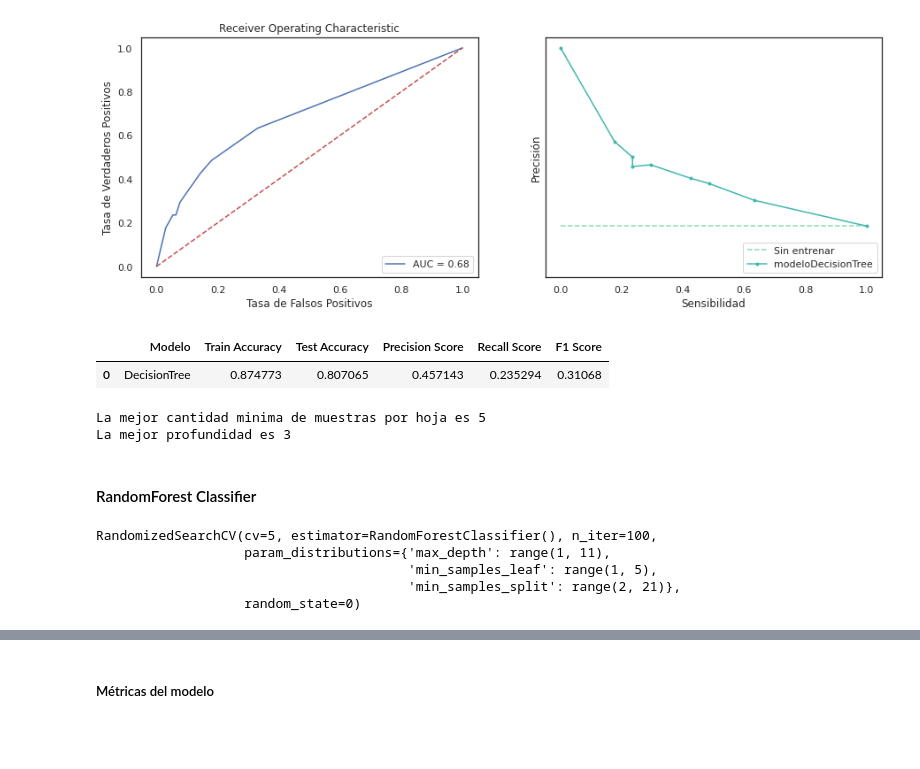
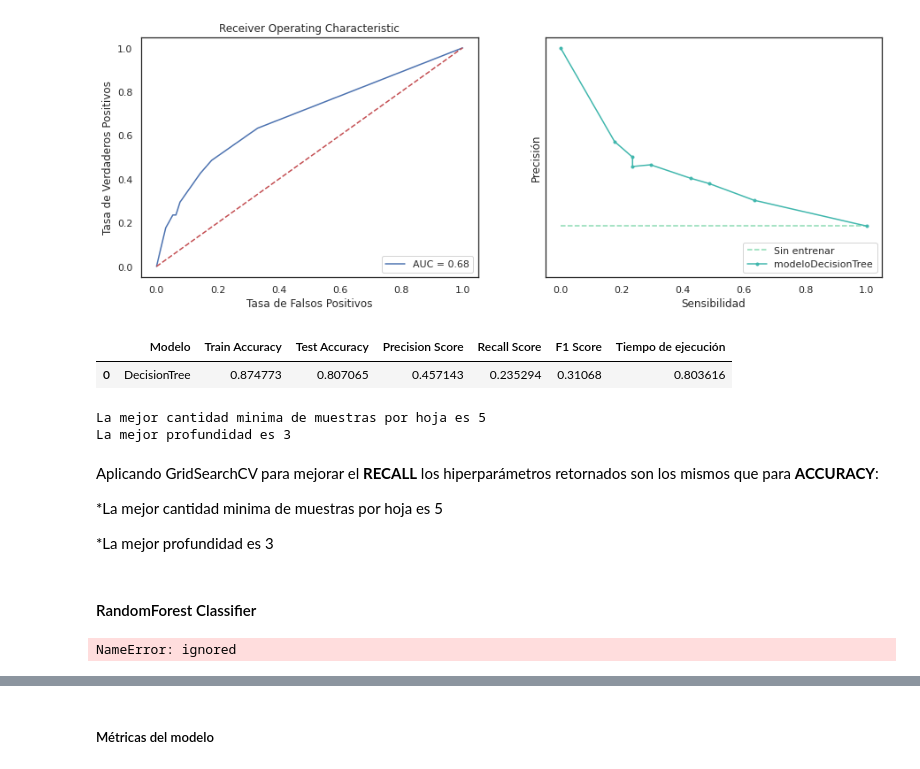
Before and after one commit to kurepa82/CODERHOUSE_IBMHR, a Jupyter notebook: ENTREGA_FINAL_HR.ipynb, the cells around one changed output, grey strips where cells are left out. Saved outputs shown, nothing was run; the diff lists cells and outputs as text; code cells hidden in the pictures; blank space fills up the shorter version.

```diff
--- a/ENTREGA_FINAL_HR.ipynb
+++ b/ENTREGA_FINAL_HR.ipynb
@@ -524,7 +547,8 @@ def model_performance_plot2(model, modelobj) :
     axes[0].plot([0, 1], [0, 1],'r--')
     axes[0].set(xlabel='Tasa de Falsos Positivos', ylabel='Tasa de Verdaderos Positivos')
 # %%
-def model_perfomance_dataFrame(model, modelobj):
+#FUNCION QUE PERMITE GENERAR LA TABLA CON LOS RESULTADOS DE LAS METRICAS EVALUADAS
+def model_perfomance_dataFrame(model, modelobj, tiempos):
     #Calculo el accuracy en Train
     train_accuracy = accuracy_score(y_train, y_train_pred)
 
@@ -540,9 +564,8 @@ def model_perfomance_dataFrame(model, modelobj):
     #F1 Score
     f1_score_val = f1_score(y_test, y_test_pred)
 
-    vals = data=[model,
-                train_accuracy, test_accuracy, prec_score, rec_score, f1_score_val]
-    cols = ["Modelo","Train Accuracy", "Test Accuracy", "Precision Score", "Recall Score", "F1 Score"]
+    vals = data=[model, train_accuracy, test_accuracy, prec_score, rec_score, f1_score_val,tiempos]
+    cols = ["Modelo","Train Accuracy", "Test Accuracy", "Precision Score", "Recall Score", "F1 Score","Tiempo de ejecución"]
 
     df_metrics = pd.DataFrame([vals], columns=cols)
     return df_metrics
@@ -555,6 +578,7 @@ def model_perfomance_dataFrame(model, modelobj):
 from sklearn.tree import DecisionTreeClassifier
 # %%
 modeloDecisionTree= DecisionTreeClassifier()
+start_time = time.time()
 
 param_grid = {'max_depth': list(range(1, 4)) , 'min_samples_leaf':[5,10,15,20]}
 cv = KFold(n_splits=5)
@@ -576,3 +600,5 @@ modeloDecisionTree.fit(X_train,y_train)
 y_train_pred = modeloDecisionTree.predict(X_train)
 #Prediccion en Test
 y_test_pred = modeloDecisionTree.predict(X_test)
+modeloDecisionTree_time = (time.time() - start_time)
+print("Tiempo de ejecución: %s" % datetime.timedelta(seconds=modeloDecisionTree_time))
@@ -585,11 +615,11 @@ modeloDecisionTree : f1=0.311 auc=0.418
 [figure]
 [figure]
 # %%
-dfmetrics1=model_perfomance_dataFrame('DecisionTree', modeloDecisionTree)
+dfmetrics1=model_perfomance_dataFrame('DecisionTree', modeloDecisionTree,modeloDecisionTree_time)
 dfmetrics1
 # %% [output]
-|  | Modelo | Train Accuracy | Test Accuracy | Precision Score | Recall Score | F1 Score |
-| 0 | DecisionTree | 0.874773 | 0.807065 | 0.457143 | 0.235294 | 0.31068 |
+|  | Modelo | Train Accuracy | Test Accuracy | Precision Score | Recall Score | F1 Score | Tiempo de ejecución |
+| 0 | DecisionTree | 0.874773 | 0.807065 | 0.457143 | 0.235294 | 0.31068 | 0.803616 |
 # %%
 modeloDecisionTree= DecisionTreeClassifier()
 
@@ -606,6 +636,12 @@ print('La mejor profundidad es ' + str(best_max_depth) )
 # %% [output]
 La mejor cantidad minima de muestras por hoja es 5
 La mejor profundidad es 3
+# %% [markdown]
+Aplicando GridSearchCV para mejorar el **RECALL**  los hiperparámetros retornados son los mismos que para **ACCURACY**:
+
+*La mejor cantidad minima de muestras por hoja es 5
+
+*La mejor profundidad es 3
 # %% [markdown]
 #### RandomForest Classifier
 # %%
@@ -613,6 +649,8 @@ from  sklearn.ensemble  import RandomForestClassifier
 # %%
 from sklearn.model_selection import RandomizedSearchCV
 import scipy as sp
+start_time = time.time()
+
 modeloRandomForest= RandomForestClassifier()
 
 parameters = {
@@ -626,11 +664,7 @@ parameters = {
 modeloOptimizandoRandomForest = RandomizedSearchCV(modeloRandomForest, parameters,n_iter=100, random_state=0, cv=5)
 modeloOptimizandoRandomForest.fit(X_train, y_train)
 # %% [output]
-RandomizedSearchCV(cv=5, estimator=RandomForestClassifier(), n_iter=100,
-                   param_distributions={'max_depth': range(1, 11),
-                                        'min_samples_leaf': range(1, 5),
-                                        'min_samples_split': range(2, 21)},
-                   random_state=0)
+NameError: ignored
 # %%
 best_min_samples_leaf = modeloOptimizandoRandomForest.best_params_['min_samples_leaf']
 best_max_depth = modeloOptimizandoRandomForest.best_params_['max_depth']
```
Also changed, not shown: parts of 48 cells of this notebook.
